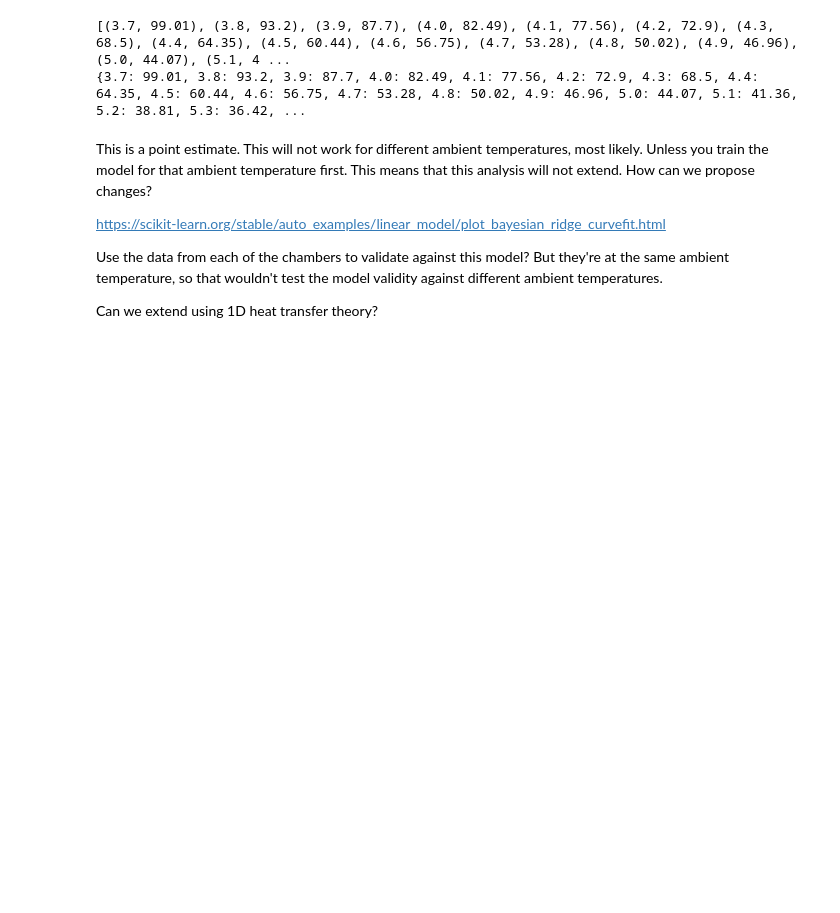
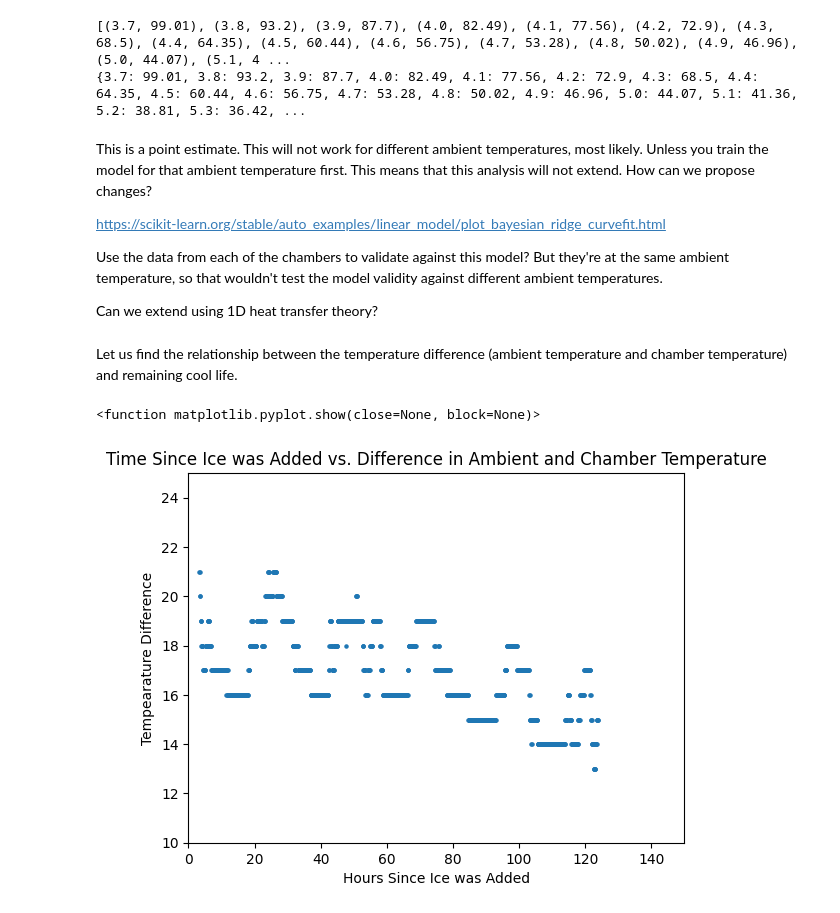
Before and after one commit to sharmashreya2002/Smile-Electronics, a Jupyter notebook: Tech_For_The_Poorest_Billion.ipynb, the cells around one changed output. Saved outputs shown, nothing was run; the diff lists cells and outputs as text; code cells hidden in the pictures; blank space fills up the shorter version.

```diff
--- a/Tech_For_The_Poorest_Billion.ipynb
+++ b/Tech_For_The_Poorest_Billion.ipynb
@@ -83,6 +83,7 @@ coefficients = np.polyfit(x=df['Hours'].astype('float64'), y=df['Chamber 8 tempe
 ## Convert df data to form more compatible with matplotlib
 hours = df['Hours'].astype('float64').tolist()
 measurements = df['Chamber 8 temperature'].astype('float64').tolist()
+ambient = df['Ambiet temperature'].astype('float64').tolist()
 
 ## Function containing the regression model
 def regression(x, coeff):
@@ -130,16 +131,17 @@ The initial drop in temperature from when the ice pack is added to when the temp
 # %%
 def truncate_measurements(measurements, hours):
   counter = 0
-  ## truncate from the beginning
-  for x, y in zip(measurements, hours):
+  ## truncate from the beginning (truncate also the ambient temperature to be used later)
+  for x, y, z in zip(measurements, hours, ambient):
     if x > 4:
       counter += 1
     else:
       break
   measurements_trunc = measurements[counter:]
   hours_trunc = hours[counter:]
+  ambient_trunc = ambient[counter:]
 
-  ## truncate from the end
+  ## truncate from the end (truncate also the ambient temperature to be used later)
   total = np.shape(measurements_trunc)[0]
   counter_2 = 0
   for i in range(total):
@@ -150,12 +152,14 @@ def truncate_measurements(measurements, hours):
       break
   measurements_trunc = measurements_trunc[0:total - counter_2]
   hours_trunc = hours_trunc[0:total - counter_2]
-  return measurements_trunc, hours_trunc
+  ambient_trunc = ambient_trunc[0:total -  counter_2]
+  return measurements_trunc, hours_trunc, ambient_trunc
 
 
 trunc = truncate_measurements(measurements, hours)
 measurements_trunc = trunc[0]
 hours_trunc = trunc[1]
+ambient_trunc = trunc[2]
 # %%
 # Perform polynomial Regression again
 coefficients2 = np.polyfit(x=hours_trunc, y=measurements_trunc, deg = 4)
@@ -429,3 +433,22 @@ https://scikit-learn.org/stable/auto_examples/linear_model/plot_bayesian_ridge_c
 Use the data from each of the chambers to validate against this model? But they're at the same ambient temperature, so that wouldn't test the model validity against different ambient temperatures.
 
 Can we extend using 1D heat transfer theory?
+# %% [markdown]
+Let us find the relationship between the temperature difference (ambient temperature and chamber temperature) and remaining cool life.
+# %%
+## create list of ambient temperatures, recall relevant lists that are needed are measurements_trunc and hours_trunc and ambient_trunc
+diff = []
+for m, h, a in zip(measurements_trunc, hours_trunc, ambient_trunc):
+  diff.append(np.round(a - m))
+
+# Plot
+plt.scatter(hours_trunc, diff, s = 5, label = 'data')
+plt.xlim([0, 150])
+plt.ylim([10,25])
+plt.title('Time Since Ice was Added vs. Difference in Ambient and Chamber Temperature')
+plt.xlabel('Hours Since Ice was Added')
+plt.ylabel('Tempearature Difference')
+plt.show
+# %% [output]
+<function matplotlib.pyplot.show(close=None, block=None)>
+[figure, added]
```
Also changed, not shown: parts of 2 cells of this notebook.
